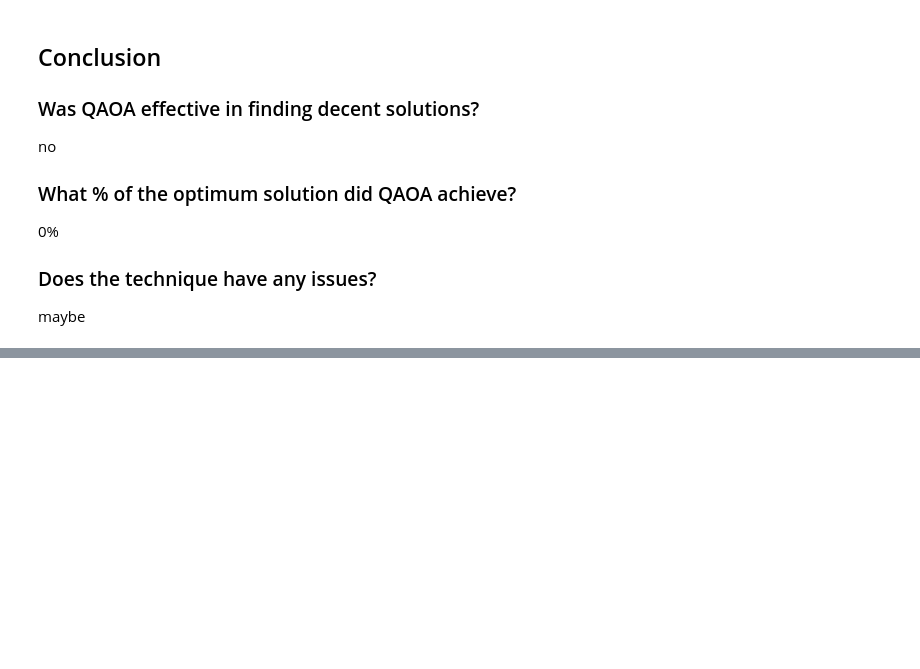
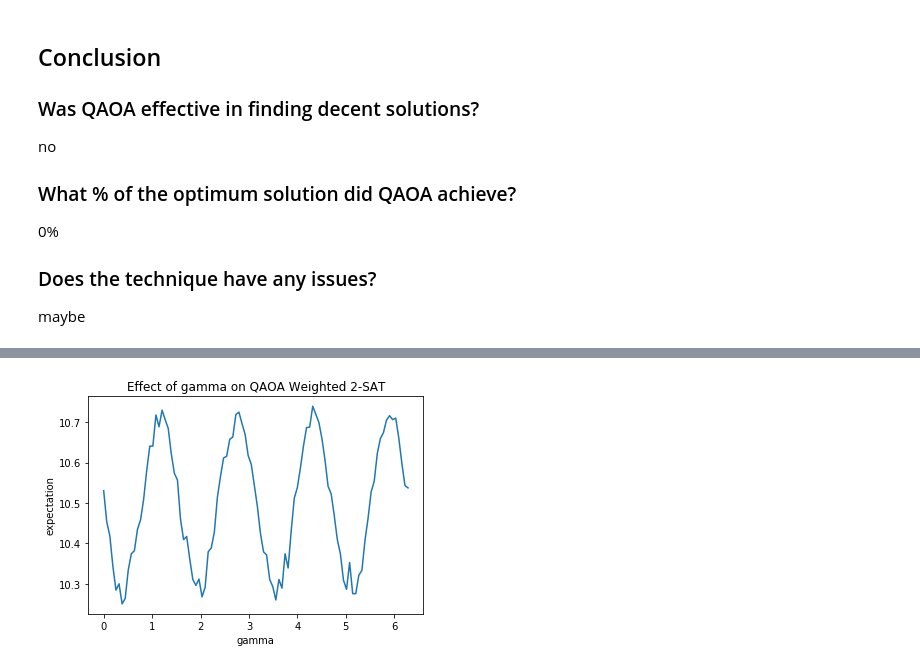
Before and after one commit to andrewraytan/qaoa-maxsat, a Jupyter notebook: QAOA Weighted MAXSAT.ipynb, the cells around one changed output, grey strips where cells are left out. Saved outputs shown, nothing was run; the diff lists cells and outputs as text; code cells hidden in the pictures; blank space fills up the shorter version.

```diff
--- a/QAOA Weighted MAXSAT.ipynb
+++ b/QAOA Weighted MAXSAT.ipynb
@@ -142,10 +147,0 @@ Expectation: 4.5146484375
-# %%
-def targetFunc(params):
-    gamma, beta = params
-    clauses = [[0,0,0],[0,0,1],[0,1,0]]
-    return -qaoa(gamma, beta, clauses)
-
-from scipy.optimize import minimize
-
-x0 = np.array([1.3, 0.7])
-res = minimize(targetFunc, x0, method='nelder-mead', options={'xtol': 1e-8, 'disp': True})
@@ -205,0 +314,20 @@ maybe
+# %%
+def classic_3sat(clauses, value):
+    value = value[::-1]
+    res = 0
+
+    for clause in clauses:
+        weight = clause[0]
+        x = abs(clause[1]) - 1
+        x_not = clause[1] < 0
+        # see if the x boolean is a NOT-x
+        y = abs(clause[2]) - 1
+        y_not = clause[2] < 0
+        z = abs(clause[3]) - 1
+        z_not = clause[3] < 0
+
+        result = ((value[x] == '1') != x_not) or ((value[y] == '1') != y_not) or ((value[z] == '1') != z_not)
+        if (result):
+            res += weight
+
+    return res
@@ -205,0 +412,16 @@ maybe
+# %%
+g = np.linspace(0, 2 * math.pi, 100)
+b = 5 * math.pi / 6
+cnf = [[1,1,2,3],[2,1,2,-3],[1,1,-2,3],[3,1,-2,-3],[2,-1,2,3],[1,-1,2,-3],[1,-1,-2,3],[1,-1,-2,-3]]
+
+# clause format is [weight,1st var, 2nd var]
+def f(x):
+    return expectation_3sat(x, b, cnf)
+
+plt.plot(g, np.array([f(x) for x in g]))
+plt.xlabel('gamma')
+plt.ylabel('expectation')
+plt.title('Effect of gamma on QAOA Weighted 2-SAT')
+plt.show()
+# %% [output]
+[figure, added]
```
Also changed, not shown: parts of 12 cells of this notebook.
